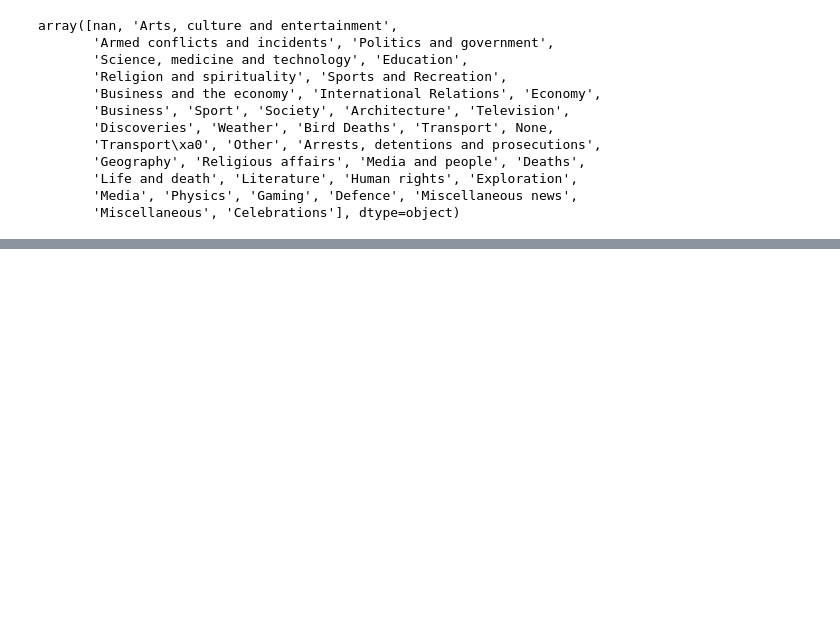
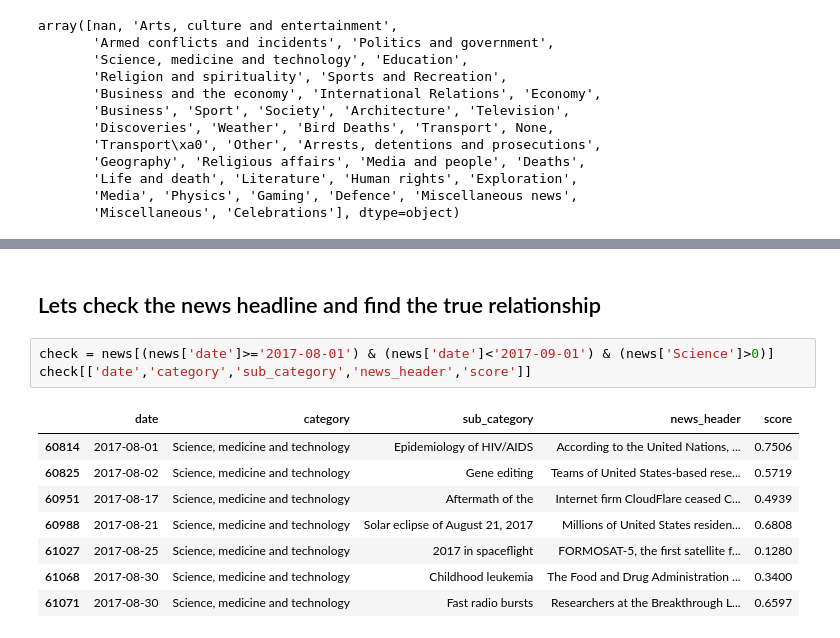
Before and after one commit to Jaskaran23/733Project, a Jupyter notebook: CryptViz/NewsEventEDA.ipynb, the cells around one changed output, grey strips where cells are left out. Cells and saved outputs as stored; diff of their text form; blank space fills up the shorter version.

```diff
--- a/CryptViz/NewsEventEDA.ipynb
+++ b/CryptViz/NewsEventEDA.ipynb
@@ -318,0 +337,14 @@ array([nan, 'Arts, culture and entertainment',
+# %% [markdown]
+## Lets check the news headline and find the true relationship
+# %%
+check = news[(news['date']>='2017-08-01') & (news['date']<'2017-09-01') & (news['Science']>0)]
+check[['date','category','sub_category','news_header','score']]
+# %% [output]
+|  | date | category | sub_category | news_header | score |
+| 60814 | 2017-08-01 | Science, medicine and technology | Epidemiology of HIV/AIDS | According to the United Nations, ... | 0.7506 |
+| 60825 | 2017-08-02 | Science, medicine and technology | Gene editing | Teams of United States-based rese... | 0.5719 |
+| 60951 | 2017-08-17 | Science, medicine and technology | Aftermath of the | Internet firm CloudFlare ceased C... | 0.4939 |
+| 60988 | 2017-08-21 | Science, medicine and technology | Solar eclipse of August 21, 2017 | Millions of United States residen... | 0.6808 |
+| 61027 | 2017-08-25 | Science, medicine and technology | 2017 in spaceflight | FORMOSAT-5, the first satellite f... | 0.1280 |
+| 61068 | 2017-08-30 | Science, medicine and technology | Childhood leukemia | The Food and Drug Administration ... | 0.3400 |
+| 61071 | 2017-08-30 | Science, medicine and technology | Fast radio bursts | Researchers at the Breakthrough L... | 0.6597 |
```
Also changed, not shown: parts of 33 cells of this notebook, 16 other files.
